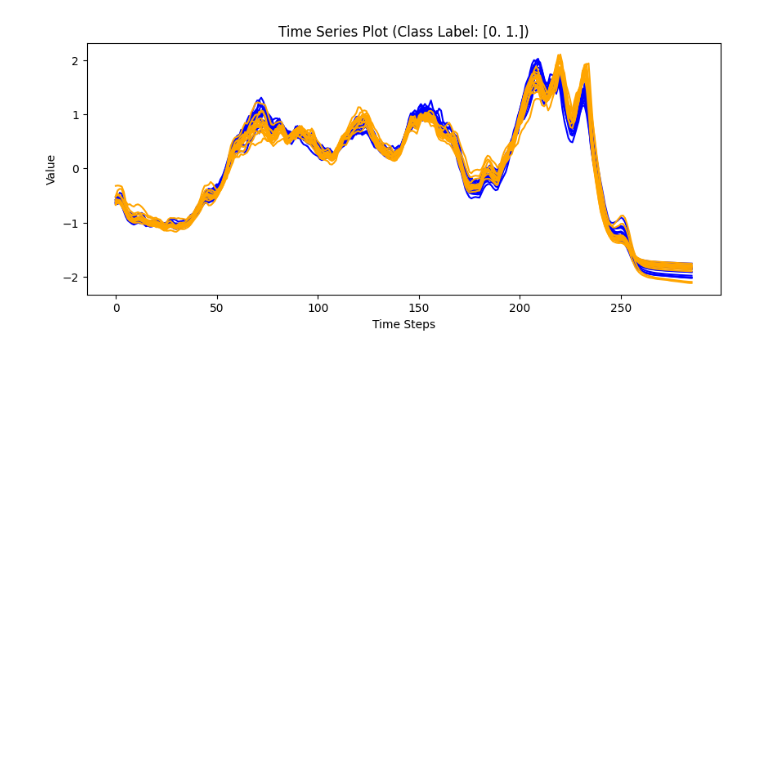
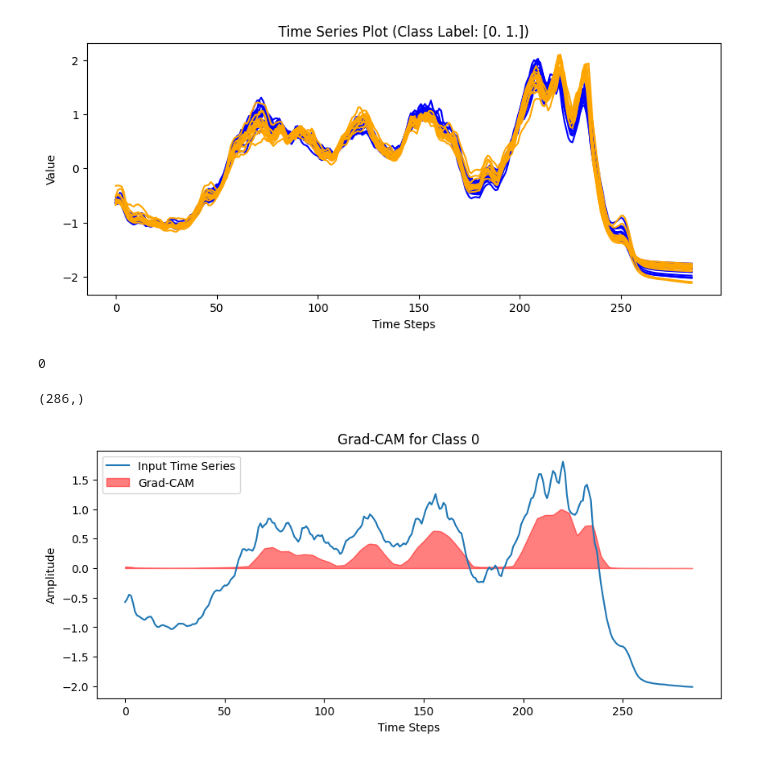
Before and after one commit to FabianWylczoch/XAI-for-Time-Series, a Jupyter notebook: nb1.ipynb, the cells around one changed output. Saved outputs shown, nothing was run; the diff lists cells and outputs as text; code cells hidden in the pictures; blank space fills up the shorter version.

Commit message:
Grad-Cam and heightinvariant Shapelets - unstable

```diff
--- a/nb1.ipynb
+++ b/nb1.ipynb
@@ -40,6 +41,7 @@ class BasicCNN(nn.Module):
     def forward(self, x):
         x = self.pool(torch.relu(self.conv1(x)))
         x = self.pool(torch.relu(self.conv2(x)))
+        self.features = x  # Save the features before flattening for Grad-CAM
         x = x.view(x.size(0), -1)  # Flatten for fully connected layers
         x = torch.relu(self.fc1(x))
         x = self.fc2(x)
@@ -255,0 +310,27 @@ plot_all_ts(test_dataset)
+# %%
+np.argmax(test_dataset[0][1])
+# %% [output]
+0
+# %%
+input_tensor = torch.from_numpy(test_dataset[0][0]).to(device).unsqueeze(0)
+target_class = np.argmax(test_dataset[0][1])
+# %%
+# Compute Grad-CAM
+cam = grad_cam(model, input_tensor, target_class)
+# %%
+cam.shape
+# %% [output]
+(286,)
+# %%
+# Visualization
+time_axis = np.arange(286)
+plt.figure(figsize=(10, 4))
+plt.plot(time_axis, input_tensor.squeeze().detach().numpy(), label="Input Time Series")
+plt.fill_between(time_axis, 0, cam, alpha=0.5, label="Grad-CAM", color="red")
+plt.title(f"Grad-CAM for Class {target_class}")
+plt.xlabel("Time Steps")
+plt.ylabel("Amplitude")
+plt.legend()
+plt.show()
+# %% [output]
+[figure, added]
```
Also changed, not shown: parts of 5 cells of this notebook, 3 other files.
